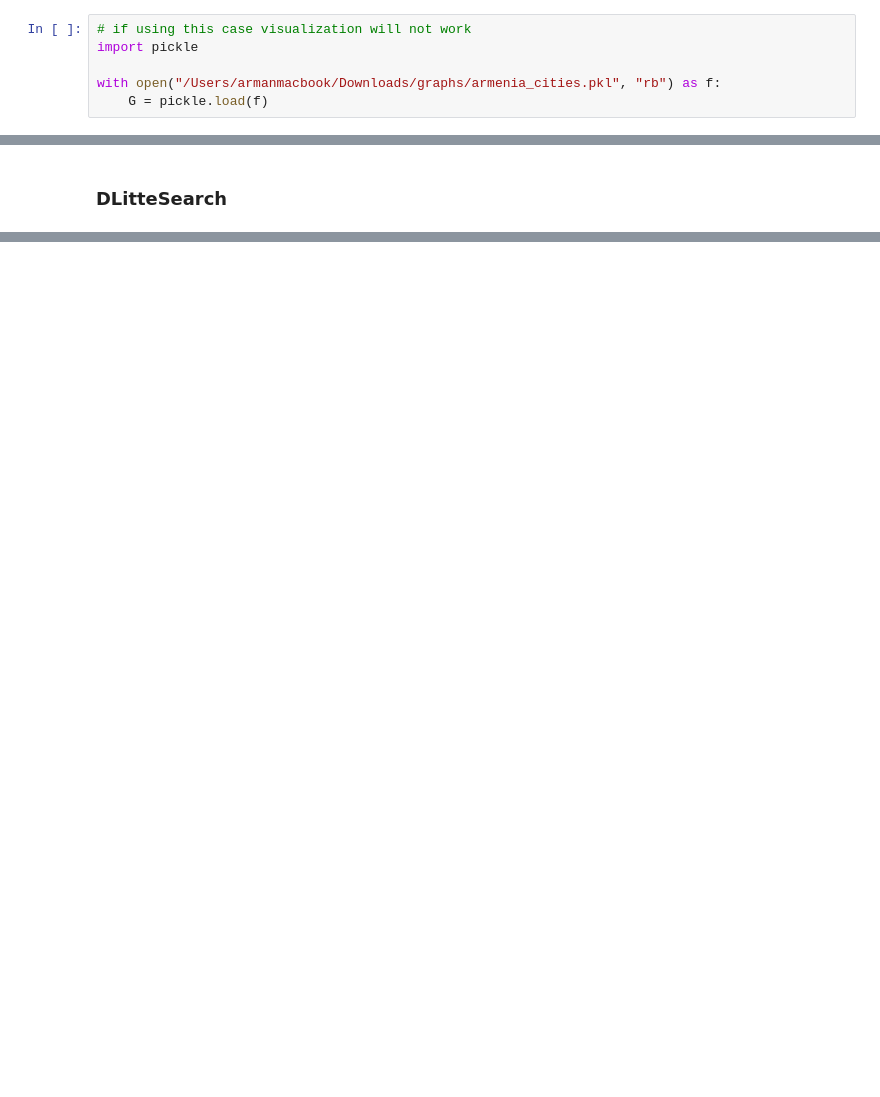
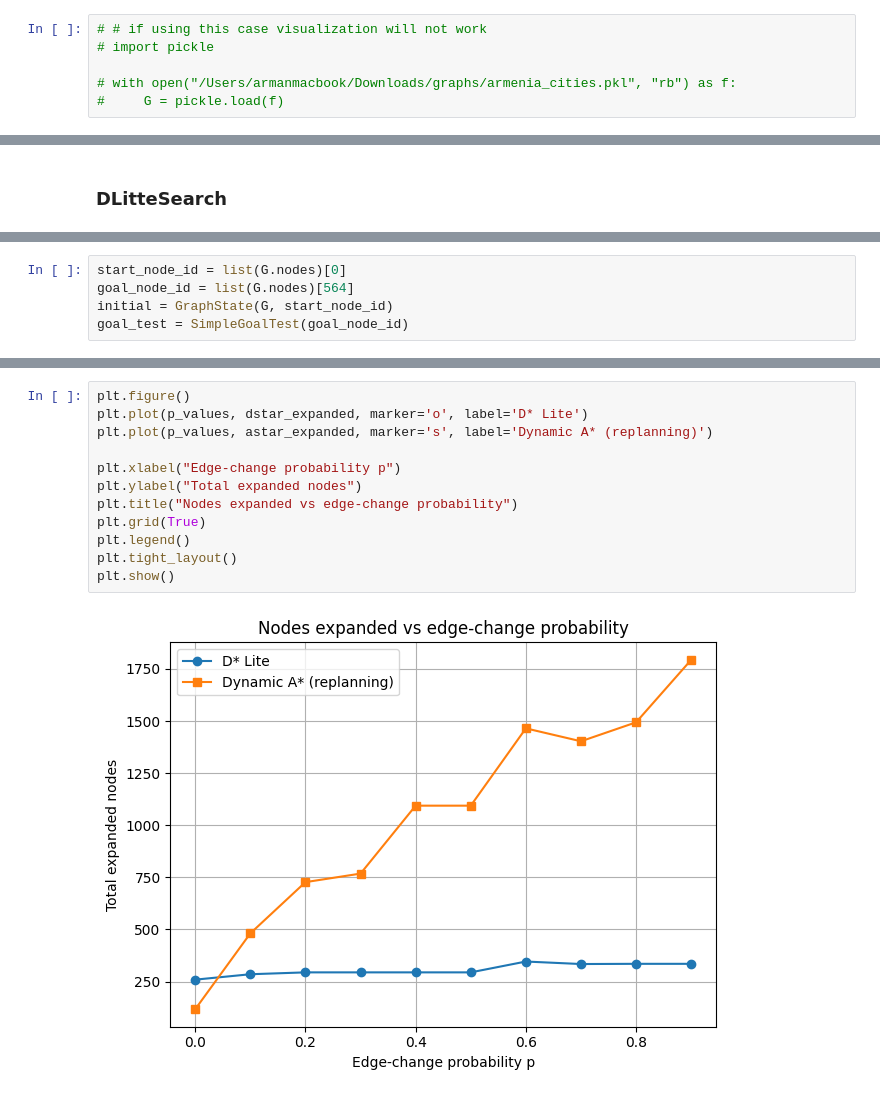
Before and after one commit to nane-khachatryan21/ai-pathfinding-project, a Jupyter notebook: src/usage.ipynb, the cells around one changed output, grey strips where cells are left out. Cells and saved outputs as stored; diff of their text form; blank space fills up the shorter version.

```diff
--- a/src/usage.ipynb
+++ b/src/usage.ipynb
@@ -7,11 +7,11 @@ import networkx as nx
 from graph_search import *
 import networkx as nx
 # %%
-# if using this case visualization will not work
-import pickle
+# # if using this case visualization will not work
+# import pickle
 
-with open("/Users/armanmacbook/Downloads/graphs/armenia_cities.pkl", "rb") as f:
-    G = pickle.load(f)
+# with open("/Users/armanmacbook/Downloads/graphs/armenia_cities.pkl", "rb") as f:
+#     G = pickle.load(f)
 # %%
 # ----- Build toy MultiGraph -----
 PLACE = "Kentron, Yerevan, Armenia"   # small; fast for smoke tests
@@ -321,0 +287,5 @@ plot_graph_with_path(G, path, blocked_edges=chaned_edge_list)
+# %%
+start_node_id = list(G.nodes)[0]
+goal_node_id = list(G.nodes)[564]
+initial = GraphState(G, start_node_id)
+goal_test = SimpleGoalTest(goal_node_id)
@@ -321,0 +456,14 @@ plot_graph_with_path(G, path, blocked_edges=chaned_edge_list)
+# %%
+plt.figure()
+plt.plot(p_values, dstar_expanded, marker='o', label='D* Lite')
+plt.plot(p_values, astar_expanded, marker='s', label='Dynamic A* (replanning)')
+
+plt.xlabel("Edge-change probability p")
+plt.ylabel("Total expanded nodes")
+plt.title("Nodes expanded vs edge-change probability")
+plt.grid(True)
+plt.legend()
+plt.tight_layout()
+plt.show()
+# %% [output]
+[figure, added]
```
Also changed, not shown: parts of 29 cells of this notebook, 12 other files.
